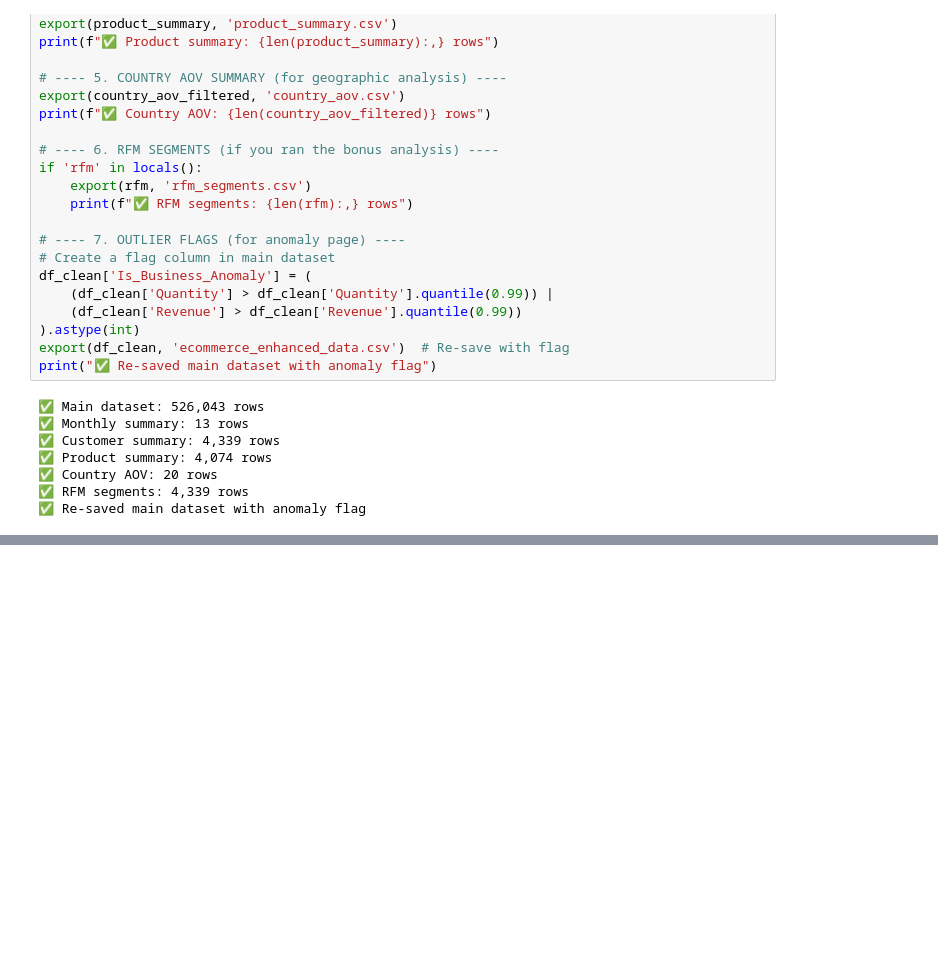
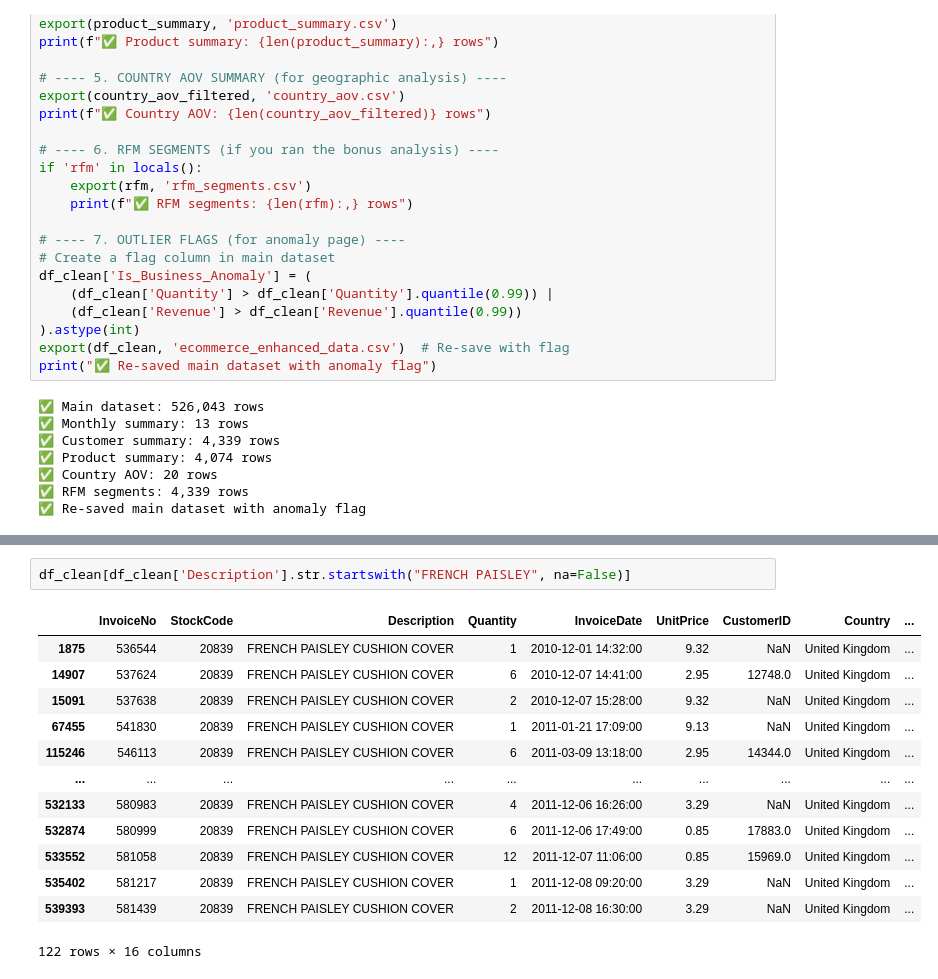
Before and after one commit to Tomisin510/Tomisin-Analytics, a Jupyter notebook: BuildLabs_Internship[Nexus_Fellowship]/Task1/Task_1.ipynb, the cells around one changed output, grey strips where cells are left out. Saved outputs shown, nothing was run; the diff lists cells and outputs as text; blank space fills up the shorter version.

```diff
--- a/BuildLabs_Internship[Nexus_Fellowship]/Task1/Task_1.ipynb
+++ b/BuildLabs_Internship[Nexus_Fellowship]/Task1/Task_1.ipynb
@@ -1533,0 +1571,16 @@ print("✅ Re-saved main dataset with anomaly flag")
+# %%
+df_clean[df_clean['Description'].str.startswith("FRENCH PAISLEY", na=False)]
+# %% [output]
+|  | InvoiceNo | StockCode | Description | Quantity | InvoiceDate | UnitPrice | CustomerID | Country | ... |
+| 1875 | 536544 | 20839 | FRENCH PAISLEY CUSHION COVER | 1 | 2010-12-01 14:32:00 | 9.32 | NaN | United Kingdom | ... |
+| 14907 | 537624 | 20839 | FRENCH PAISLEY CUSHION COVER | 6 | 2010-12-07 14:41:00 | 2.95 | 12748.0 | United Kingdom | ... |
+| 15091 | 537638 | 20839 | FRENCH PAISLEY CUSHION COVER | 2 | 2010-12-07 15:28:00 | 9.32 | NaN | United Kingdom | ... |
+| 67455 | 541830 | 20839 | FRENCH PAISLEY CUSHION COVER | 1 | 2011-01-21 17:09:00 | 9.13 | NaN | United Kingdom | ... |
+| 115246 | 546113 | 20839 | FRENCH PAISLEY CUSHION COVER | 6 | 2011-03-09 13:18:00 | 2.95 | 14344.0 | United Kingdom | ... |
+| ... | ... | ... | ... | ... | ... | ... | ... | ... | ... |
+| 532133 | 580983 | 20839 | FRENCH PAISLEY CUSHION COVER | 4 | 2011-12-06 16:26:00 | 3.29 | NaN | United Kingdom | ... |
+| 532874 | 580999 | 20839 | FRENCH PAISLEY CUSHION COVER | 6 | 2011-12-06 17:49:00 | 0.85 | 17883.0 | United Kingdom | ... |
+| 533552 | 581058 | 20839 | FRENCH PAISLEY CUSHION COVER | 12 | 2011-12-07 11:06:00 | 0.85 | 15969.0 | United Kingdom | ... |
+| 535402 | 581217 | 20839 | FRENCH PAISLEY CUSHION COVER | 1 | 2011-12-08 09:20:00 | 3.29 | NaN | United Kingdom | ... |
+| 539393 | 581439 | 20839 | FRENCH PAISLEY CUSHION COVER | 2 | 2011-12-08 16:30:00 | 3.29 | NaN | United Kingdom | ... |
+122 rows × 16 columns
```
Also changed, not shown: parts of 4 cells of this notebook.
